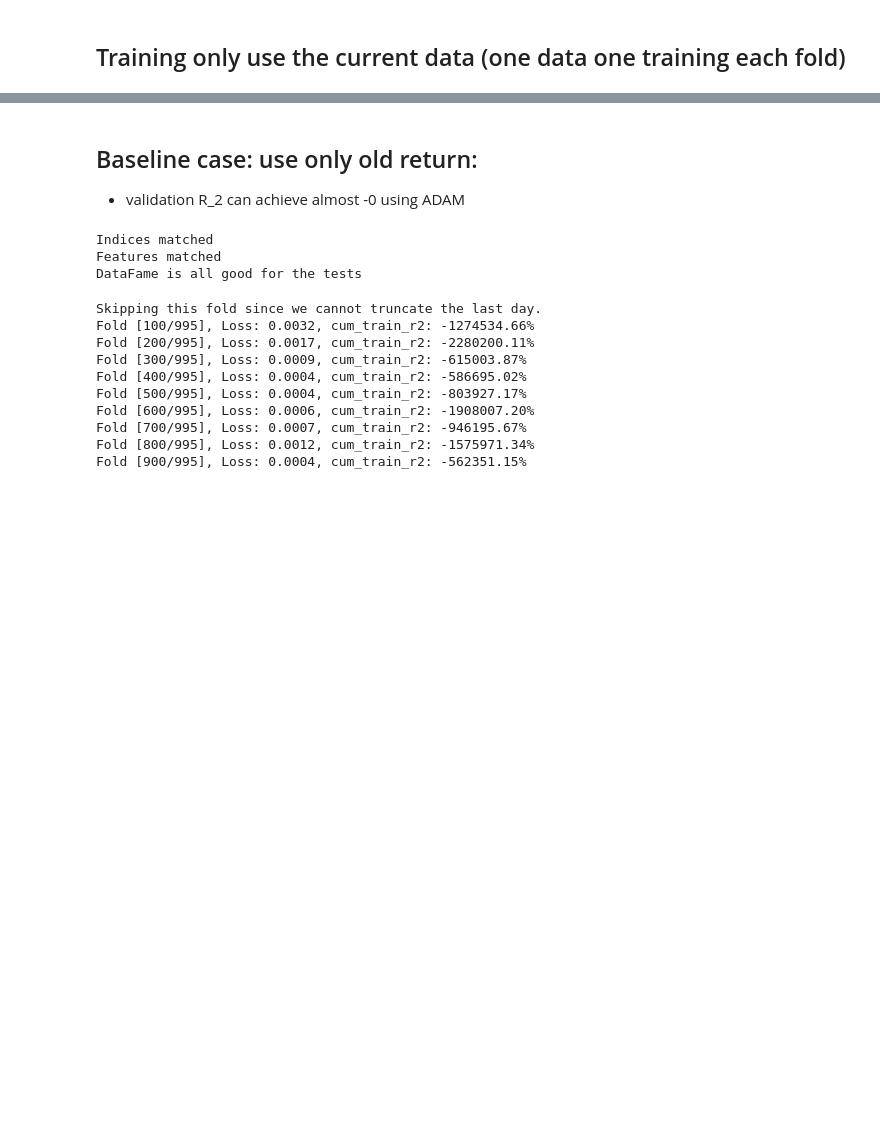
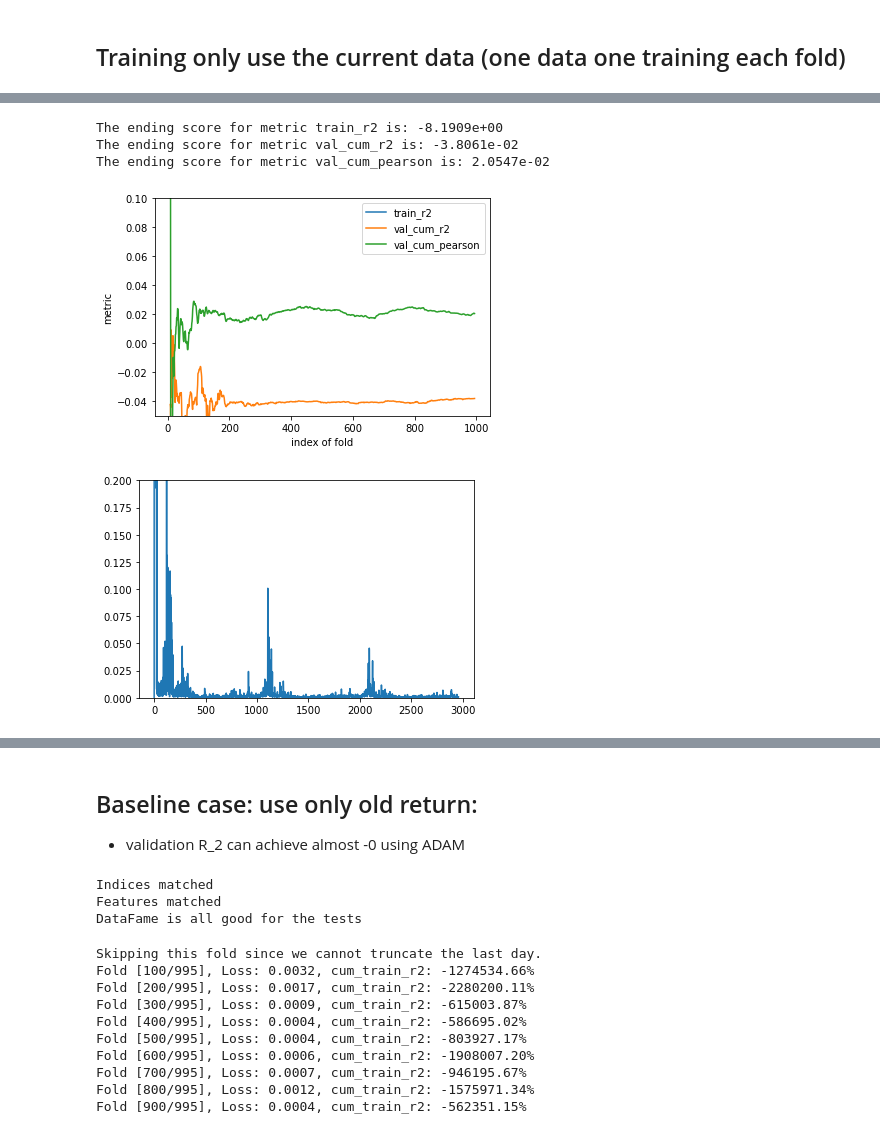
Before and after one commit to owen8877/qids-2023-comp, a Jupyter notebook: playground/shockspeare/NN_LSTM.ipynb, the cells around one changed output, grey strips where cells are left out. Saved outputs shown, nothing was run; the diff lists cells and outputs as text; code cells hidden in the pictures; blank space fills up the shorter version.

```diff
--- a/playground/shockspeare/NN_LSTM.ipynb
+++ b/playground/shockspeare/NN_LSTM.ipynb
@@ -497,0 +335,16 @@ The ending score for metric val_cum_pearson is: 1.7971e-02
+# %%
+# lr step=200; nepoch=3; lookback=8; lr start=0.1 end=6e-6; hidden_size=512
+plt.figure(0)
+# plot_performance(performance, metrics_selected=['train_r2', 'test_cum_r2', 'test_cum_pearson'])
+plot_performance(performance, metrics_selected=['train_r2', 'val_cum_pearson','val_cum_r2'])
+
+plt.figure(1)
+plt.plot(loss_list)
+plt.ylim([0,0.2])
+plt.show()
+# %% [output]
+The ending score for metric train_r2 is: -8.1909e+00
+The ending score for metric val_cum_r2 is: -3.8061e-02
+The ending score for metric val_cum_pearson is: 2.0547e-02
+[figure, added]
+[figure, added]
```
Also changed, not shown: parts of 30 cells of this notebook.
